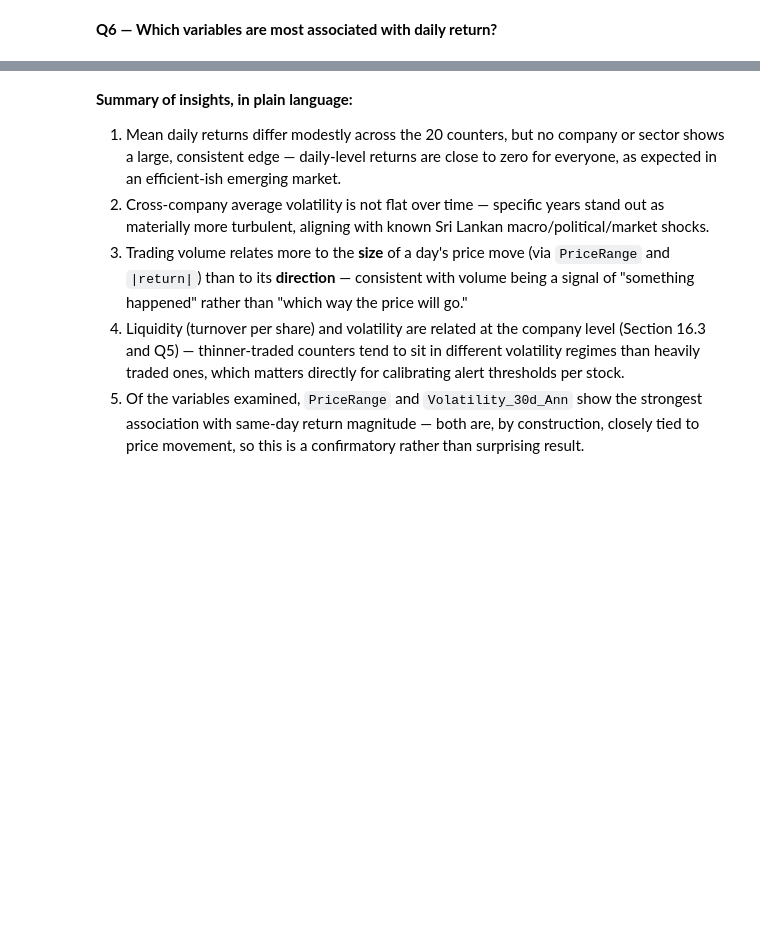
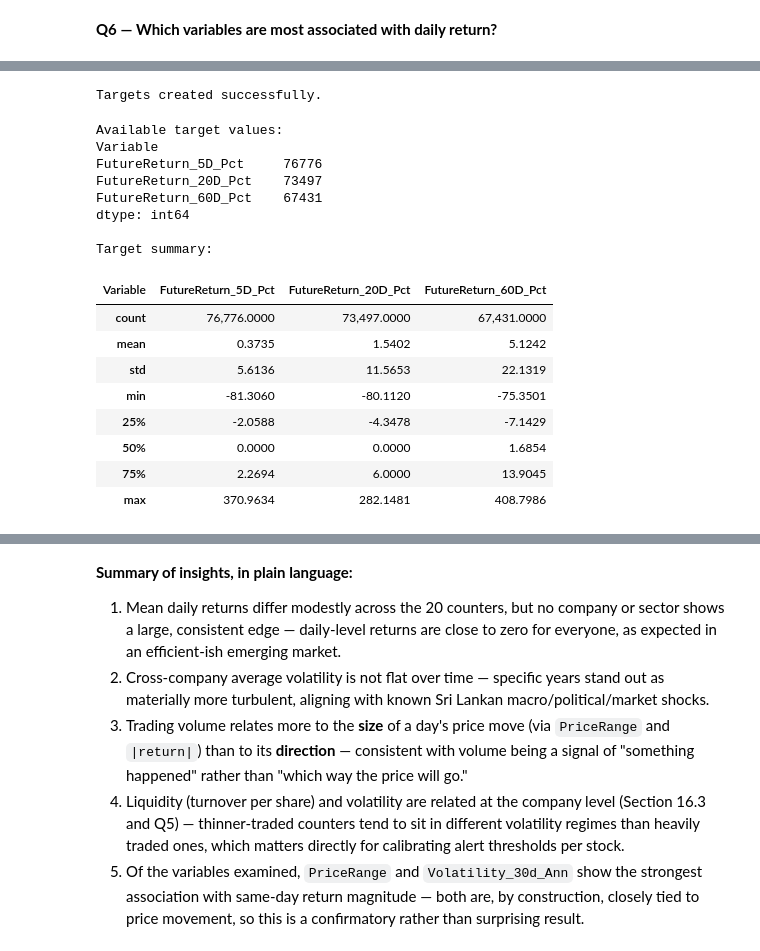
Before and after one commit to Minesi-Rajapaksha/cse-stock-ranking-alert-system, a Jupyter notebook: CSE_SP20_EDA_Consolidated.ipynb, the cells around one changed output, grey strips where cells are left out. Cells and saved outputs as stored; diff of their text form; code cells hidden in the pictures; blank space fills up the shorter version.

```diff
--- a/CSE_SP20_EDA_Consolidated.ipynb
+++ b/CSE_SP20_EDA_Consolidated.ipynb
@@ -1421,0 +1811,60 @@ dtype: float64
+# %%
+# ------------------------------------------------------------
+# CREATE PREDICTION TARGETS
+# Short = 5 trading observations
+# Mid   = 20 trading observations
+# Long  = 60 trading observations
+# ------------------------------------------------------------
+
+df = df.sort_values(
+    ["CompanyCode", "SegmentID", "Date"]
+).copy()
+
+horizons = [5, 20, 60]
+
+for h in horizons:
+
+    # Future closing price within the SAME company and SAME continuous segment
+    df[f"FutureClose_{h}D"] = (
+        df.groupby(["CompanyCode", "SegmentID"])["Close"]
+          .shift(-h)
+    )
+
+    # Future return %
+    df[f"FutureReturn_{h}D_Pct"] = (
+        (df[f"FutureClose_{h}D"] / df["Close"]) - 1
+    ) * 100
+
+print("Targets created successfully.")
+# %% [output]
+Targets created successfully.
+# %%
+target_cols = [
+    "FutureReturn_5D_Pct",
+    "FutureReturn_20D_Pct",
+    "FutureReturn_60D_Pct"
+]
+
+print("Available target values:")
+print(df[target_cols].notna().sum())
+
+print("\nTarget summary:")
+display(df[target_cols].describe())
+# %% [output]
+Available target values:
+Variable
+FutureReturn_5D_Pct     76776
+FutureReturn_20D_Pct    73497
+FutureReturn_60D_Pct    67431
+dtype: int64
+
+Target summary:
+| Variable | FutureReturn_5D_Pct | FutureReturn_20D_Pct | FutureReturn_60D_Pct |
+| count | 76,776.0000 | 73,497.0000 | 67,431.0000 |
+| mean | 0.3735 | 1.5402 | 5.1242 |
+| std | 5.6136 | 11.5653 | 22.1319 |
+| min | -81.3060 | -80.1120 | -75.3501 |
+| 25% | -2.0588 | -4.3478 | -7.1429 |
+| 50% | 0.0000 | 0.0000 | 1.6854 |
+| 75% | 2.2694 | 6.0000 | 13.9045 |
+| max | 370.9634 | 282.1481 | 408.7986 |
```
Also changed, not shown: parts of 35 cells of this notebook.
